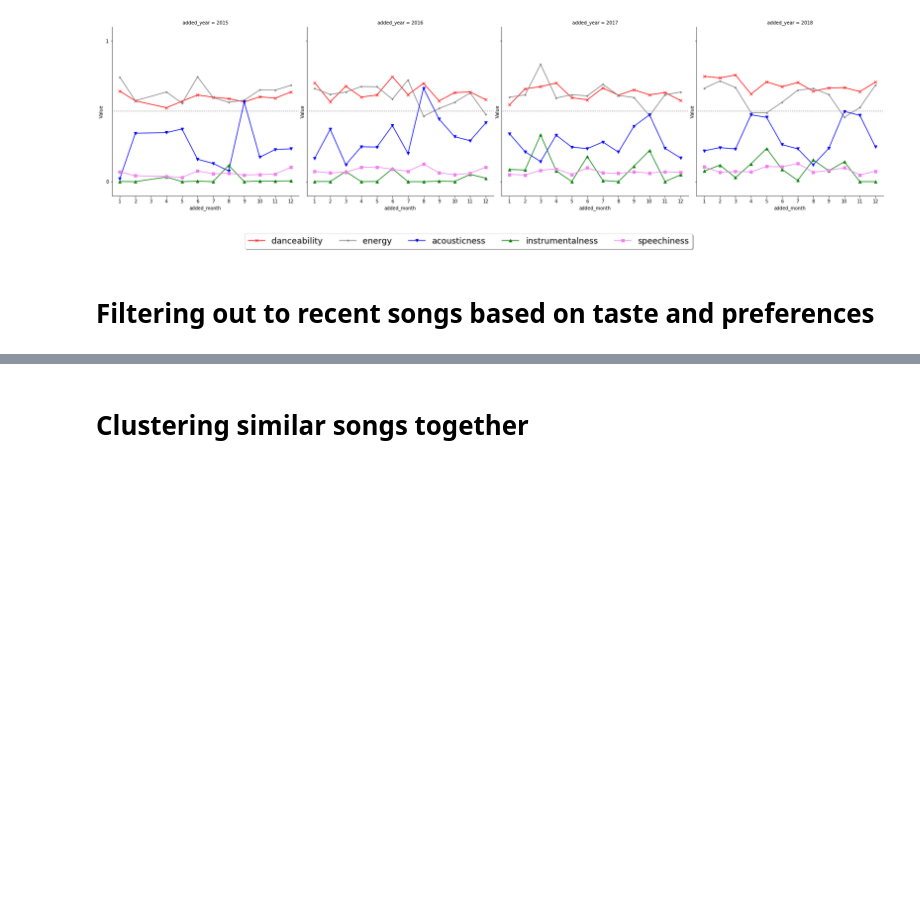
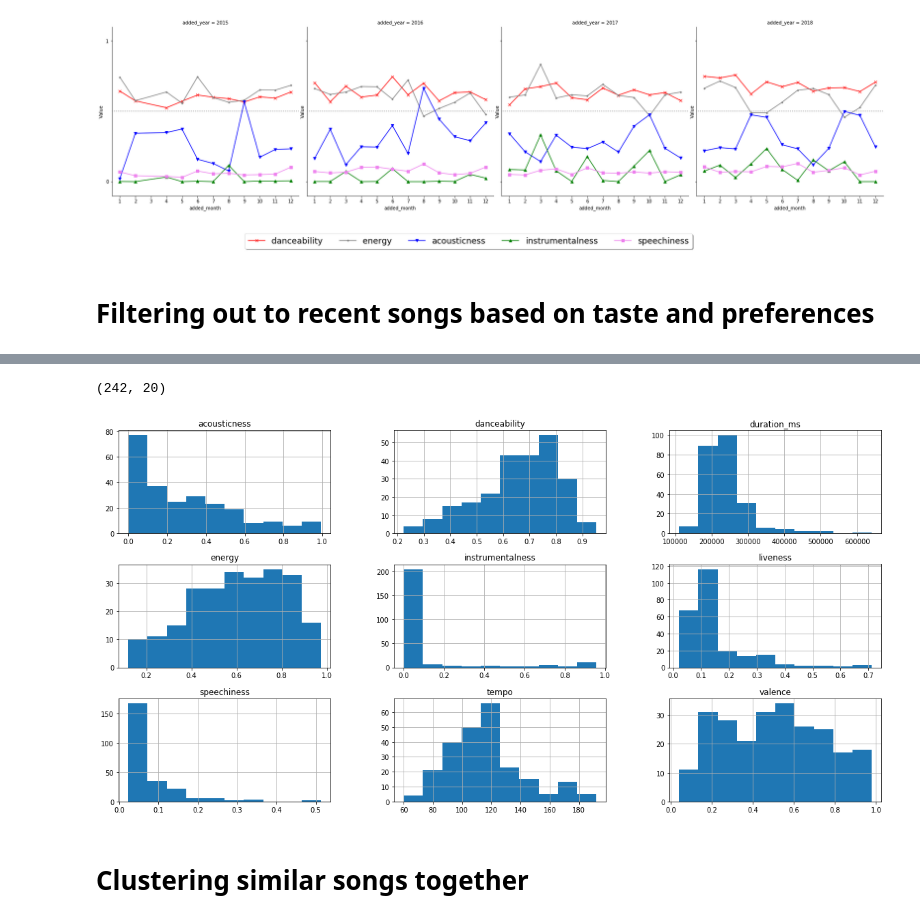
Before and after one commit to jkwd/spotify, a Jupyter notebook: Code/Favourite songs EDA.ipynb, the cells around one changed output, grey strips where cells are left out. Saved outputs shown, nothing was run; the diff lists cells and outputs as text; code cells hidden in the pictures; blank space fills up the shorter version.

```diff
--- a/Code/Favourite songs EDA.ipynb
+++ b/Code/Favourite songs EDA.ipynb
@@ -128,3 +127,14 @@ df_recent.sample(5)
+# %%
+df_recent.shape
+# %% [output]
+(242, 20)
+# %%
+df_recent[['acousticness', 'danceability', 'instrumentalness',
+           'energy', 'speechiness','tempo','valence','duration_ms',
+           'liveness']].hist(figsize=(20,10))
+plt.show()
+# %% [output]
+[figure, added]
 # %% [markdown]
 # Clustering similar songs together
 # %%
```
Also changed, not shown: parts of 17 cells of this notebook.
